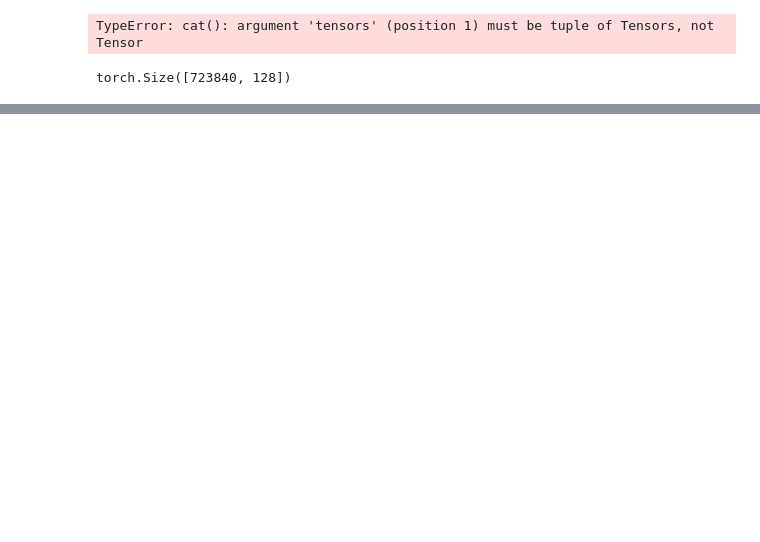
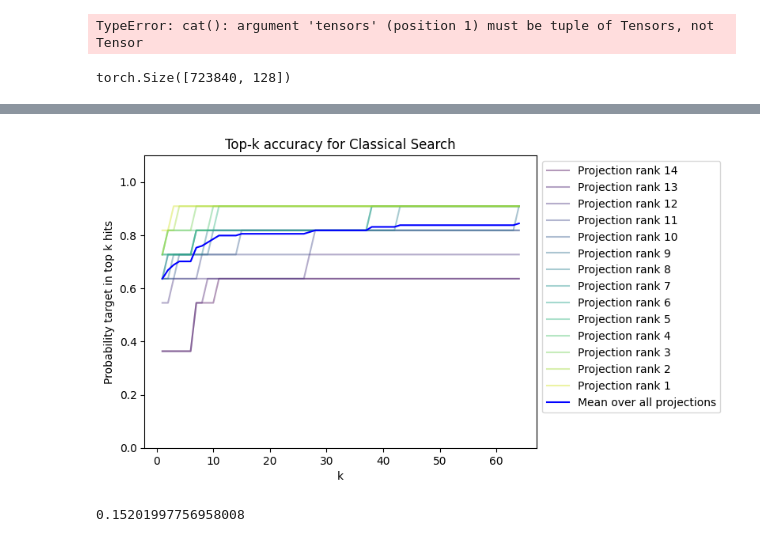
Before and after one commit to jproney/cryofinder, a Jupyter notebook: EmbeddingSearch.ipynb, the cells around one changed output, grey strips where cells are left out. Cells and saved outputs as stored; diff of their text form; code cells hidden in the pictures; blank space fills up the shorter version.

Commit message:
analysis of search

```diff
--- a/EmbeddingSearch.ipynb
+++ b/EmbeddingSearch.ipynb
@@ -208,0 +336,23 @@ torch.save(all_embs.cpu(), "dataset_embeddings_v1.pt")
+# %%
+cum_acc = (hit_acc.cumsum(dim=-1) > 0).to(torch.float)
+
+import matplotlib.pyplot as plt
+import matplotlib.cm as cm
+
+aucs = cum_acc.sum(dim=-1)
+order = aucs.sort(dim=-1)
+
+for i in range(14):
+    plt.plot(torch.arange(cum_acc.shape[-1]) + 1, cum_acc[torch.arange(11),order[1][:,i]].mean(dim=0), alpha=0.4, c=cm.viridis(i/14), label=f"Projection rank {14-i}")
+
+plt.plot(torch.arange(cum_acc.shape[-1]) + 1, cum_acc.mean(dim=(0,1)), color="blue", label="Mean over all projections")
+
+
+plt.xlabel("k")
+plt.ylabel("Probability target in top k hits")
+plt.title("Top-k accuracy for Classical Search")
+plt.legend(bbox_to_anchor=(1, 1))
+plt.ylim(0,1.1)
+plt.show()
+# %% [output]
+[figure, added]
@@ -208,0 +363,9 @@ torch.save(all_embs.cpu(), "dataset_embeddings_v1.pt")
+# %%
+import time
+s = time.time()
+affinities = (query_embs @ all_embs.t()).cpu()
+e = time.time()
+
+print(e-s)
+# %% [output]
+0.15201997756958008
```
Also changed, not shown: parts of 28 cells of this notebook, 3 other files.
